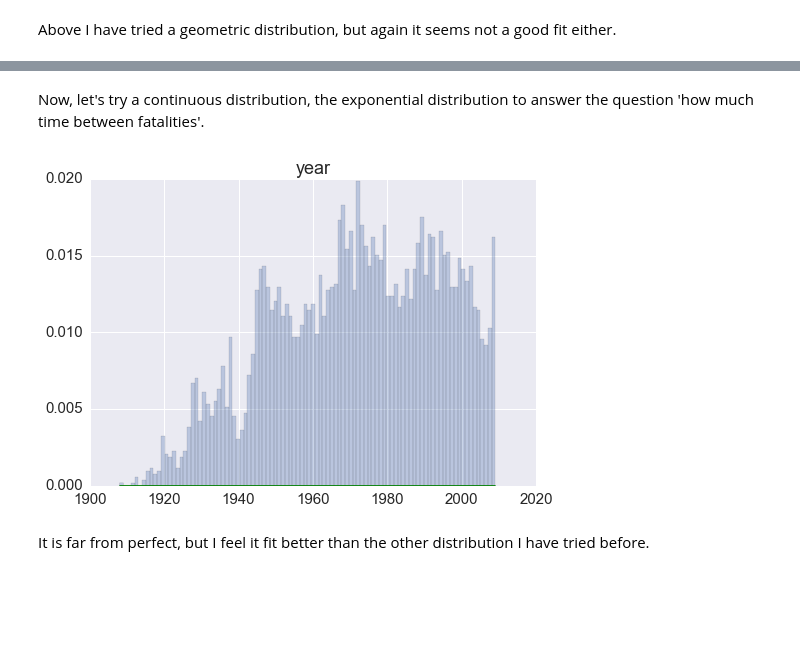
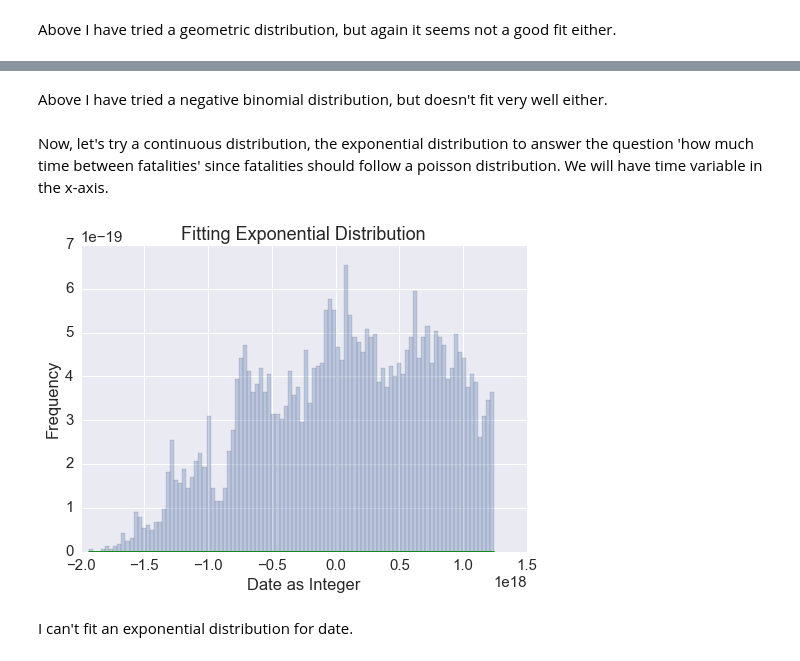
Before and after one commit to carlespoles/DSCI6002-student, a Jupyter notebook: week5/5-1_Review/DSCI6002-Midterm-Part2-CarlesPolesMielgo.ipynb, the cells around one changed output, grey strips where cells are left out. Drawn from its saved outputs; the diff is of its cells as text; code cells hidden in the pictures; blank space fills up the shorter version.

```diff
--- a/week5/5-1_Review/DSCI6002-Midterm-Part2-CarlesPolesMielgo.ipynb
+++ b/week5/5-1_Review/DSCI6002-Midterm-Part2-CarlesPolesMielgo.ipynb
@@ -799,11 +877,18 @@ Above I have tried a geometric distribution, but again it seems not a good fit e
+# %% [markdown]
+Above I have tried a negative binomial distribution, but doesn't fit very well either.
 # %% [markdown]
-Now, let's try a continuous distribution, the exponential distribution to answer the question 'how much time between fatalities'.
+Now, let's try a continuous distribution, the exponential distribution to answer the question 'how much time between fatalities' since fatalities should follow a poisson distribution. We will have time variable in the x-axis.
 # %%
-x = linspace(df.year.min(), df.year.max(), 100)
-exp = stats.expon(4.5)
+# I need to convert datetime to integer to plot date.
+df['date_int'] = df['date'].astype(np.int64)
+x = linspace(df.date_int.min(), df.date_int.max(), 100)
+exp = stats.expon(0.5)
 plot_exp = exp.pdf(x)
 # %%
-df.hist(column='year', bins=100, alpha=.3, normed=True)
-plot(x, plot_exp, color='green');
+df.hist(column='date_int', bins=100, alpha=.3, normed=True)
+plot(x, plot_exp, color='green')
+title('Fitting Exponential Distribution')
+ylabel('Frequency')
+xlabel('Date as Integer');
 # %% [output]
-[figure, old version]
+[figure, new version]
@@ -812,2 +895,2 @@ plot(x, plot_exp, color='green');
-# %% [markdown]
-It is far from perfect, but I feel it fit better than the other distribution I have tried before.
+# %% [markdown]
+I can't fit an exponential distribution for date.
```
Also changed, not shown: parts of 24 cells of this notebook.
